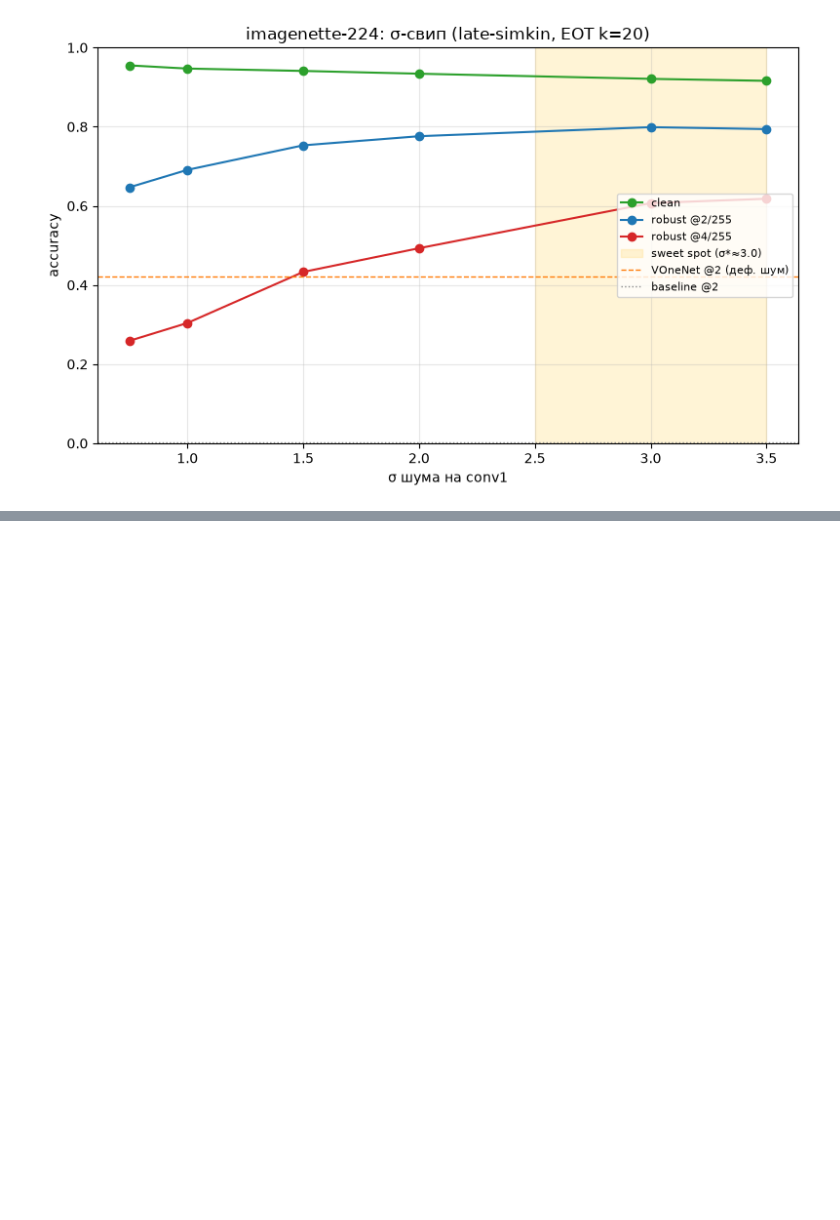
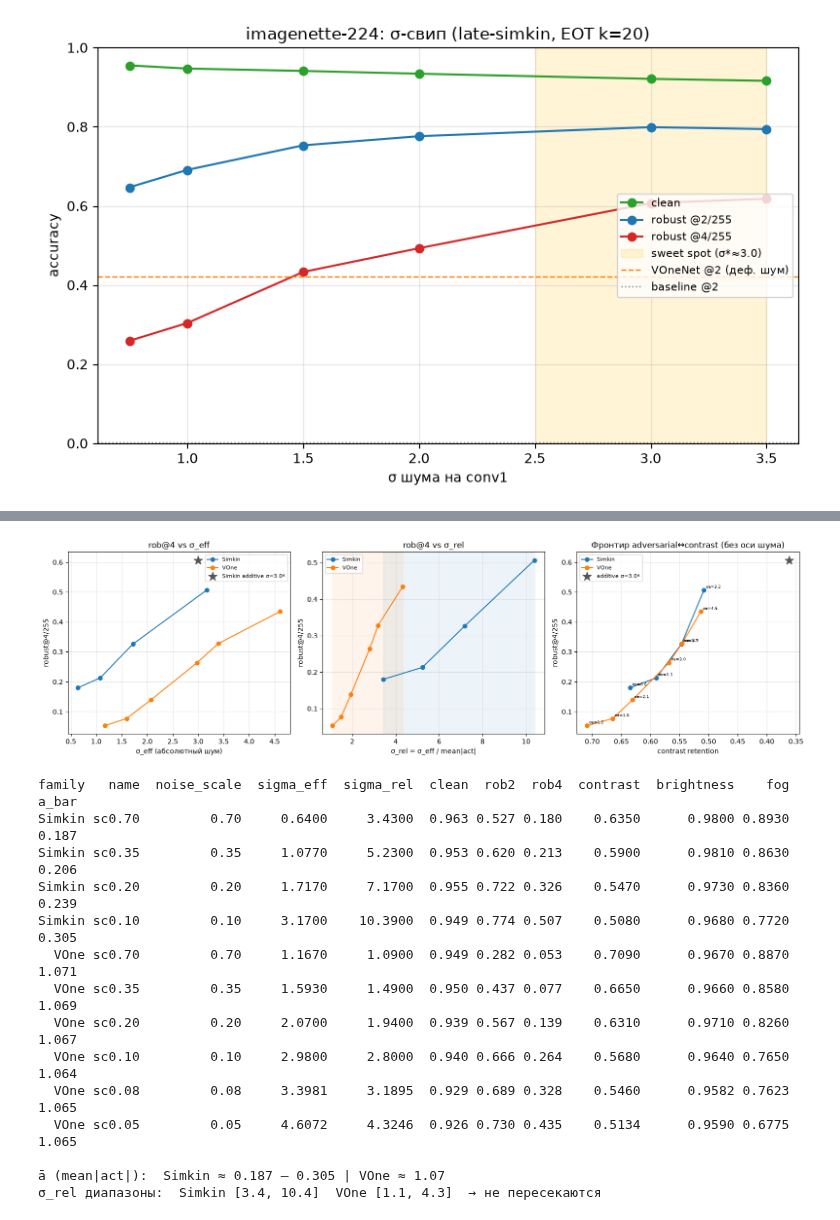
Before and after one commit to tarakanov517/CV_JND_based_approach, a Jupyter notebook: notebooks/compare_experiments.ipynb, the cells around one changed output, grey strips where cells are left out. Drawn from its saved outputs; the diff is of its cells as text; code cells hidden in the pictures; blank space fills up the shorter version.

```diff
--- a/notebooks/compare_experiments.ipynb
+++ b/notebooks/compare_experiments.ipynb
@@ -816,0 +827,75 @@ plt.tight_layout(); plt.show()
+# %%
+import numpy as np, pandas as pd, matplotlib.pyplot as plt
+
+df = pd.DataFrame([
+    # family, name, noise_scale, sigma_eff, sigma_rel, clean, rob2, rob4, contrast, brightness, fog
+    ("Simkin","sc0.70",0.70,0.640,3.43,0.963,0.527,0.180,0.635,0.980,0.893),
+    ("Simkin","sc0.35",0.35,1.077,5.23,0.953,0.620,0.213,0.590,0.981,0.863),
+    ("Simkin","sc0.20",0.20,1.717,7.17,0.955,0.722,0.326,0.547,0.973,0.836),
+    ("Simkin","sc0.10",0.10,3.170,10.39,0.949,0.774,0.507,0.508,0.968,0.772),
+    ("VOne","sc0.70",0.70,1.167,1.09,0.949,0.282,0.053,0.709,0.967,0.887),
+    ("VOne","sc0.35",0.35,1.593,1.49,0.950,0.437,0.077,0.665,0.966,0.858),
+    ("VOne","sc0.20",0.20,2.070,1.94,0.939,0.567,0.139,0.631,0.971,0.826),
+    ("VOne","sc0.10",0.10,2.980,2.80,0.940,0.666,0.264,0.568,0.964,0.765),
+    ("VOne","sc0.08",0.08,3.3981,3.1895,0.9290,0.689, 0.328, 0.546, 0.9582, 0.7623),
+    ("VOne","sc0.05",0.05,4.6072,4.3246,0.9260,0.730, 0.435, 0.5134, 0.9590, 0.6775)
+], columns=["family","name","noise_scale","sigma_eff","sigma_rel","clean","rob2","rob4","contrast","brightness","fog"])
+df["a_bar"] = (df.sigma_eff / df.sigma_rel).round(3)      # mean|act| на тапе
+ADD = dict(sigma_eff=3.0, sigma_rel=np.nan, rob4=0.607, contrast=0.362)  # additive σ=3.0 (др. протокол)
+
+col = {"Simkin":"#1f77b4", "VOne":"#ff7f0e"}
+fig, ax = plt.subplots(1, 3, figsize=(16, 4.7))
+
+# (1) rob@4 vs σ_eff
+for fam, g in df.groupby("family"):
+    g = g.sort_values("sigma_eff")
+    ax[0].plot(g.sigma_eff, g.rob4, "o-", color=col[fam], label=fam)
+ax[0].scatter(ADD["sigma_eff"], ADD["rob4"], marker="*", s=180, color="#555",
+              zorder=5, label="Simkin additive σ=3.0*")
+ax[0].set_xlabel("σ_eff (абсолютный шум)"); ax[0].set_ylabel("robust@4/255")
+ax[0].set_title("rob@4 vs σ_eff"); ax[0].grid(alpha=.3); ax[0].legend(fontsize=8)
+
+# (2) rob@4 vs σ_rel — видно, что диапазоны НЕ пересекаются
+for fam, g in df.groupby("family"):
+    g = g.sort_values("sigma_rel")
+    ax[1].plot(g.sigma_rel, g.rob4, "o-", color=col[fam], label=fam)
+    ax[1].axvspan(g.sigma_rel.min(), g.sigma_rel.max(), color=col[fam], alpha=.08)
+ax[1].set_xlabel("σ_rel = σ_eff / mean|act|"); ax[1].set_ylabel("robust@4/255")
+ax[1].set_title("rob@4 vs σ_rel"); ax[1].grid(alpha=.3); ax[1].legend(fontsize=8)
+
+# (3) фронтир без оси шума: rob@4 vs contrast
+for fam, g in df.groupby("family"):
+    g = g.sort_values("contrast")
+    ax[2].plot(g.contrast, g.rob4, "o-", color=col[fam], label=fam)
+    for _, r in g.iterrows():
+        ax[2].annotate(f"σe={r.sigma_eff:.1f}", (r.contrast, r.rob4),
+                       fontsize=6, xytext=(3,3), textcoords="offset points")
+ax[2].scatter(ADD["contrast"], ADD["rob4"], marker="*", s=180, color="#555",
+              zorder=5, label="additive σ=3.0*")
+ax[2].set_xlabel("contrast retention"); ax[2].set_ylabel("robust@4/255")
+ax[2].set_title("Фронтир adversarial↔contrast (без оси шума)")
+ax[2].grid(alpha=.3); ax[2].legend(fontsize=8); ax[2].invert_xaxis()
+
+plt.tight_layout(); plt.show()
+print(df.to_string(index=False))
+print("\nā (mean|act|):  Simkin ≈", df[df.family=='Simkin'].a_bar.min(),"–",df[df.family=='Simkin'].a_bar.max(),
+      "| VOne ≈", df[df.family=='VOne'].a_bar.mean().round(2))
+print("σ_rel диапазоны:  Simkin [%.1f, %.1f]  VOne [%.1f, %.1f]  → не пересекаются" % (
+      df[df.family=='Simkin'].sigma_rel.min(), df[df.family=='Simkin'].sigma_rel.max(),
+      df[df.family=='VOne'].sigma_rel.min(), df[df.family=='VOne'].sigma_rel.max()))
+# %% [output]
+[figure, added]
+family   name  noise_scale  sigma_eff  sigma_rel  clean  rob2  rob4  contrast  brightness    fog  a_bar
+Simkin sc0.70         0.70     0.6400     3.4300  0.963 0.527 0.180    0.6350      0.9800 0.8930  0.187
+Simkin sc0.35         0.35     1.0770     5.2300  0.953 0.620 0.213    0.5900      0.9810 0.8630  0.206
+Simkin sc0.20         0.20     1.7170     7.1700  0.955 0.722 0.326    0.5470      0.9730 0.8360  0.239
+Simkin sc0.10         0.10     3.1700    10.3900  0.949 0.774 0.507    0.5080      0.9680 0.7720  0.305
+  VOne sc0.70         0.70     1.1670     1.0900  0.949 0.282 0.053    0.7090      0.9670 0.8870  1.071
+  VOne sc0.35         0.35     1.5930     1.4900  0.950 0.437 0.077    0.6650      0.9660 0.8580  1.069
+  VOne sc0.20         0.20     2.0700     1.9400  0.939 0.567 0.139    0.6310      0.9710 0.8260  1.067
+  VOne sc0.10         0.10     2.9800     2.8000  0.940 0.666 0.264    0.5680      0.9640 0.7650  1.064
+  VOne sc0.08         0.08     3.3981     3.1895  0.929 0.689 0.328    0.5460      0.9582 0.7623  1.065
+  VOne sc0.05         0.05     4.6072     4.3246  0.926 0.730 0.435    0.5134      0.9590 0.6775  1.065
+
+ā (mean|act|):  Simkin ≈ 0.187 – 0.305 | VOne ≈ 1.07
+σ_rel диапазоны:  Simkin [3.4, 10.4]  VOne [1.1, 4.3]  → не пересекаются
```
Also changed, not shown: parts of 1 cell of this notebook, 1 other file.
